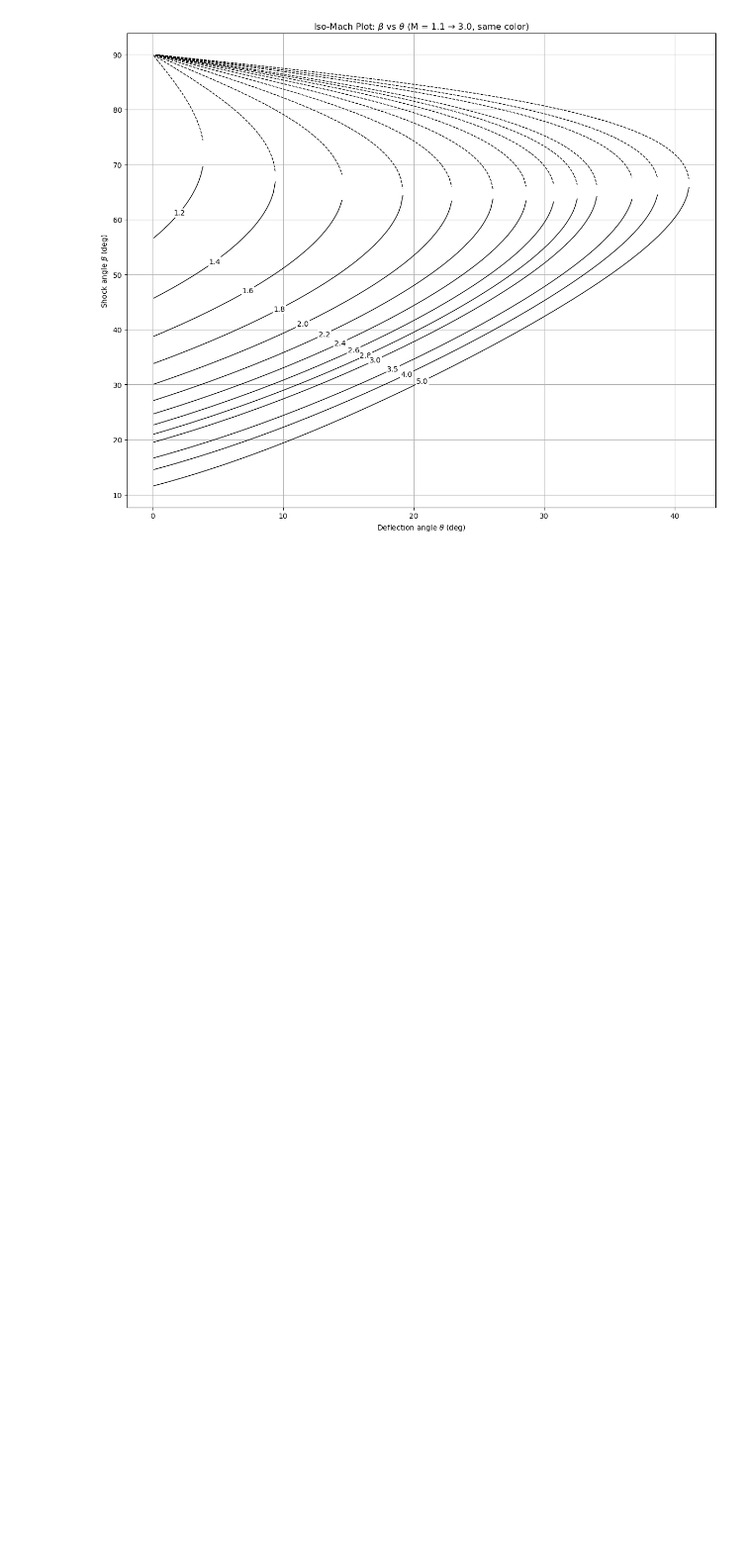
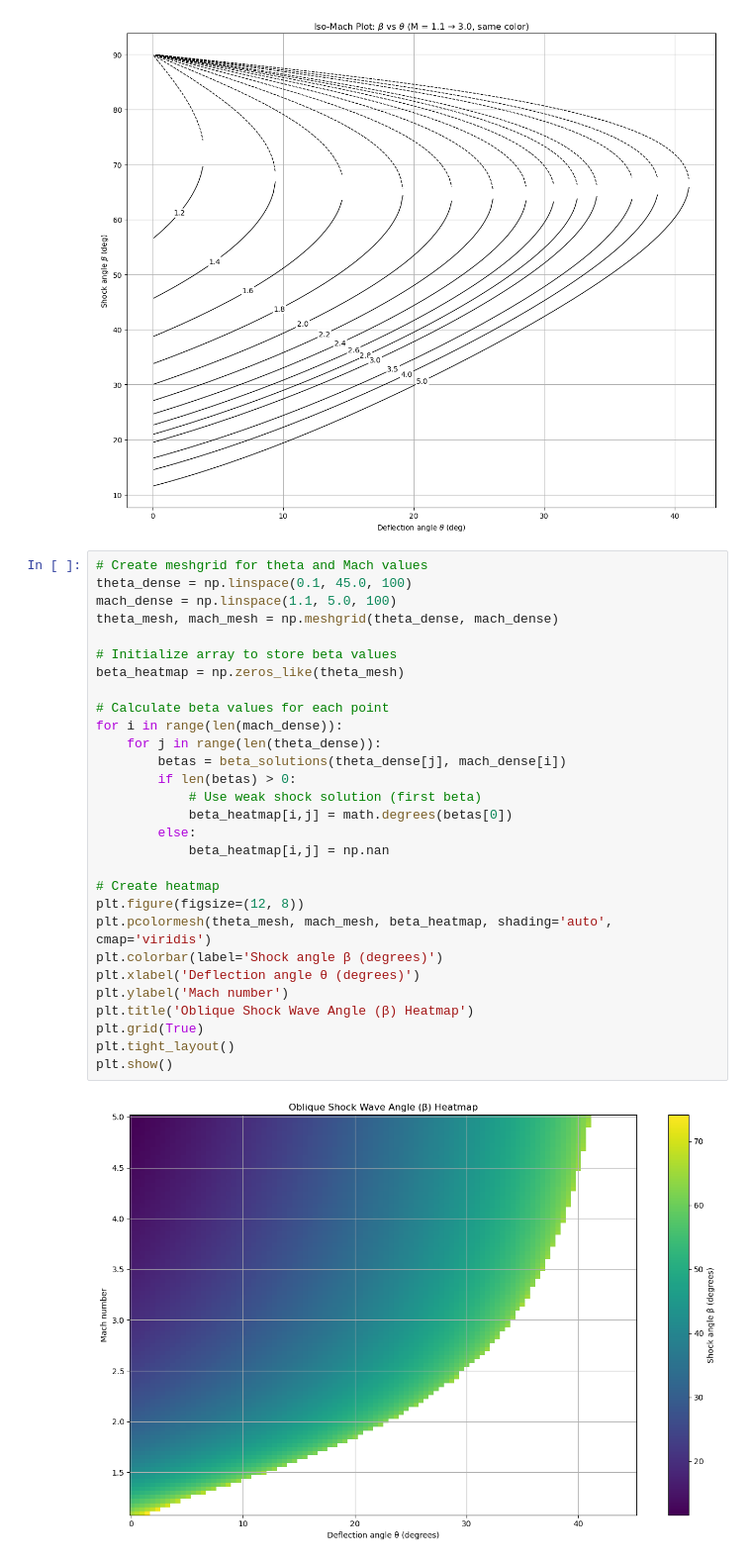
Before and after one commit to Samuel-Chapuis/Validation_Simulation_Supersonic_Linearized_Theory, a Jupyter notebook: Betha.ipynb, the cells around one changed output. Shown: that part at 99% size. Cells and saved outputs as stored; diff of their text form; blank space fills up the shorter version.

```diff
--- a/Betha.ipynb
+++ b/Betha.ipynb
@@ -103,3 +108,34 @@ plt.tight_layout()
 plt.show()
 # %% [output]
 [figure]
+# %%
+# Create meshgrid for theta and Mach values
+theta_dense = np.linspace(0.1, 45.0, 100)
+mach_dense = np.linspace(1.1, 5.0, 100)
+theta_mesh, mach_mesh = np.meshgrid(theta_dense, mach_dense)
+
+# Initialize array to store beta values
+beta_heatmap = np.zeros_like(theta_mesh)
+
+# Calculate beta values for each point
+for i in range(len(mach_dense)):
+	for j in range(len(theta_dense)):
+		betas = beta_solutions(theta_dense[j], mach_dense[i])
+		if len(betas) > 0:
+			# Use weak shock solution (first beta)
+			beta_heatmap[i,j] = math.degrees(betas[0])
+		else:
+			beta_heatmap[i,j] = np.nan
+
+# Create heatmap
+plt.figure(figsize=(12, 8))
+plt.pcolormesh(theta_mesh, mach_mesh, beta_heatmap, shading='auto', cmap='viridis')
+plt.colorbar(label='Shock angle β (degrees)')
+plt.xlabel('Deflection angle θ (degrees)')
+plt.ylabel('Mach number')
+plt.title('Oblique Shock Wave Angle (β) Heatmap')
+plt.grid(True)
+plt.tight_layout()
+plt.show()
+# %% [output]
+[figure, added]
```
Also changed, not shown: parts of 10 cells of this notebook, 10 other files.
